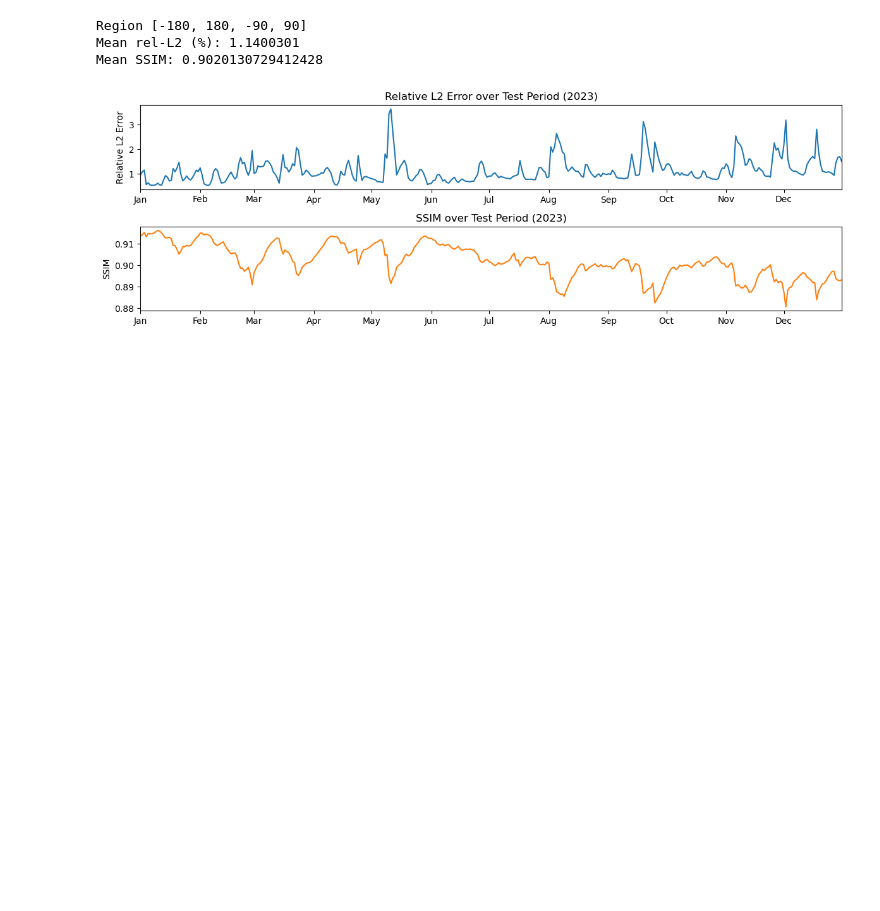
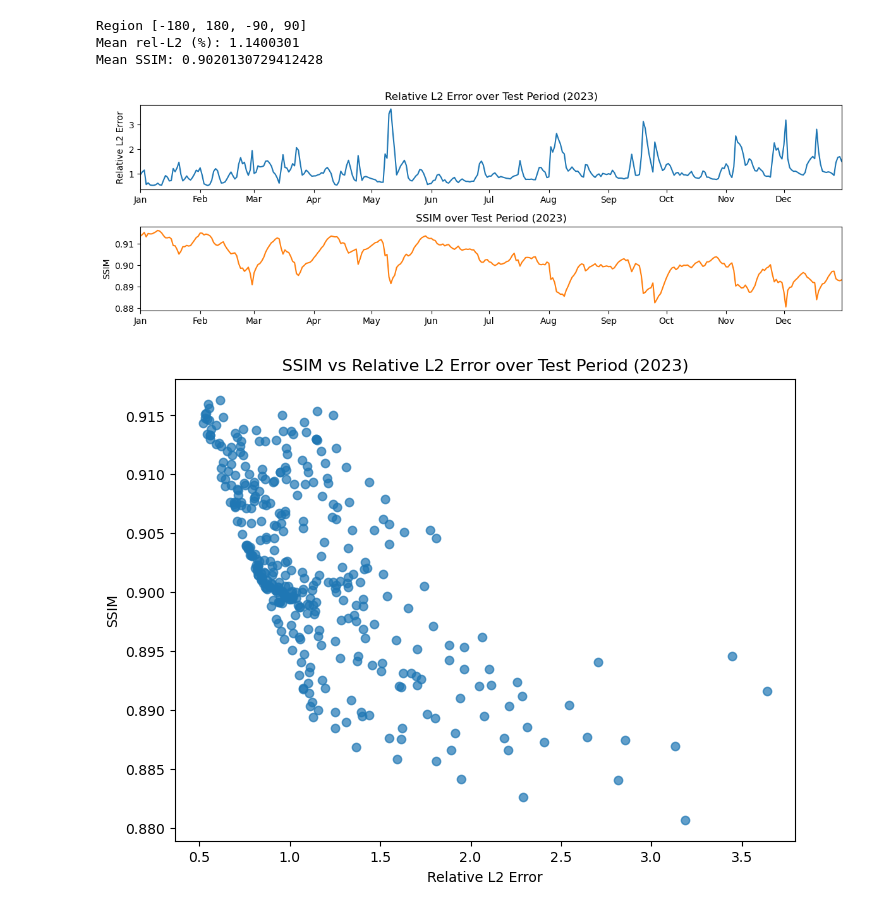
Before and after one commit to kkazuma19/CosmicRays-Operator, a Jupyter notebook: analysis/forecasting/notebook.ipynb, the cells around one changed output. Saved outputs shown, nothing was run; the diff lists cells and outputs as text; code cells hidden in the pictures; blank space fills up the shorter version.

```diff
--- a/analysis/forecasting/notebook.ipynb
+++ b/analysis/forecasting/notebook.ipynb
@@ -208,3 +208,14 @@ plt.tight_layout()
 plt.show()
 # %% [output]
 [figure]
+# %%
+fig, ax = plt.subplots(1, 1, figsize=(8, 6))
+
+# scatter plot of l2 vs ssim
+ax.scatter(l2, ssim, alpha=0.7)
+ax.set_xlabel('Relative L2 Error')
+ax.set_ylabel('SSIM')
+ax.set_title('SSIM vs Relative L2 Error over Test Period (2023)')
+plt.show()
+# %% [output]
+[figure, added]
```
Also changed, not shown: parts of 2 cells of this notebook.
